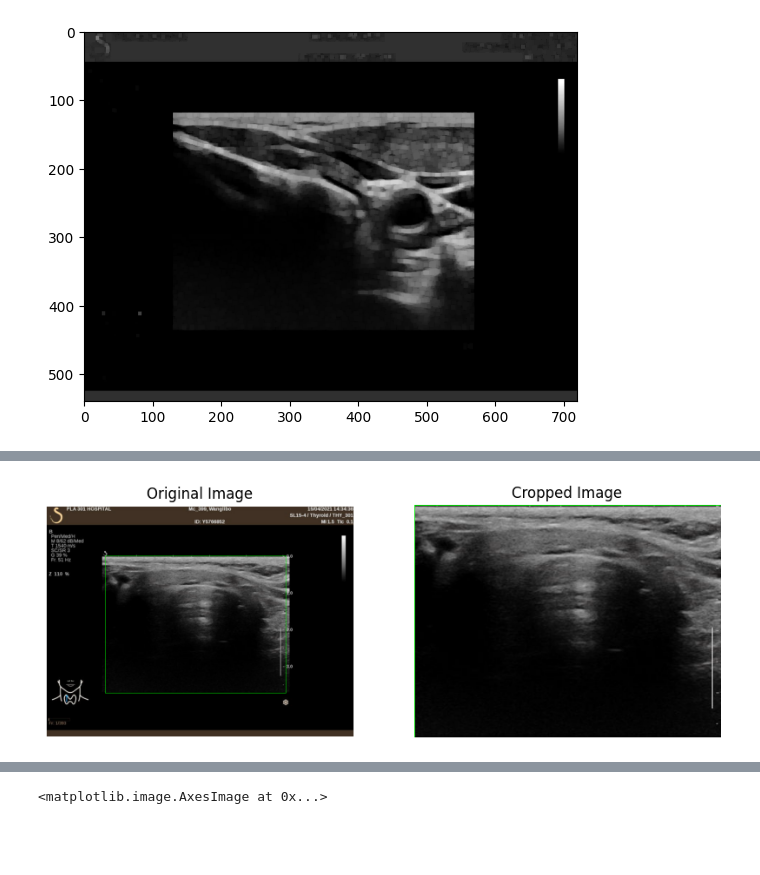
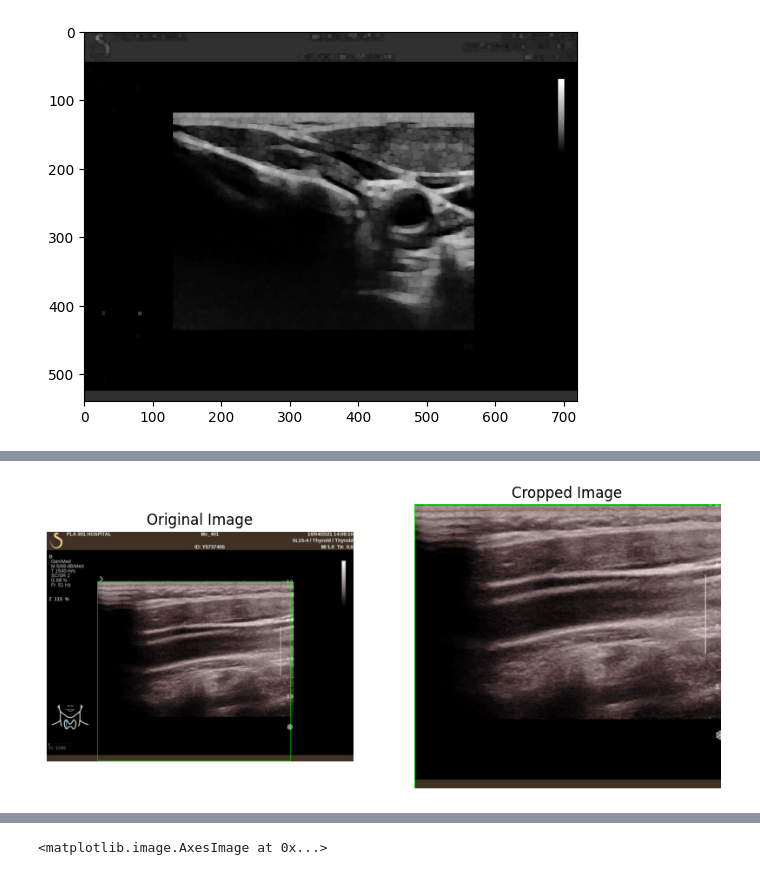
Before and after one commit to bibaodi/thyroid_train01, a Jupyter notebook: processImgs/improveCropUsImageRect241213.ipynb, the cells around one changed output, grey strips where cells are left out. Cells and saved outputs as stored; diff of their text form; code cells hidden in the pictures; blank space fills up the shorter version.

Commit message:
support us-image is non-grayscale

```diff
--- a/processImgs/improveCropUsImageRect241213.ipynb
+++ b/processImgs/improveCropUsImageRect241213.ipynb
@@ -125,21 +125,26 @@ from pathlib import Path
 class CropUsImageClass:
     def __init__(self):
         self.m_imgname = ""
-        self.m_percentage=0.3
+        self.m_percentage=0.5
         self.m_oriImage=None
 
     def getUSimgRectByGradientPhase(self, gray_image):
         # Load the image in grayscale
+        print(f"debug:image shape={gray_image.shape}")
         kernelSize=3
         outputImgDepth=cv2.CV_32F #-1
         # Compute the gradient in the x direction
         ##grad_x = cv2.Sobel(gray_image, outputImgDepth, 1, 0, ksize=kernelSize)
-        grad_x = cv2.Scharr(gray_image, outputImgDepth, 1, 0)
-        np.savetxt('output-gradX.csv', grad_x, delimiter=',' ,fmt='%.1f')
+        #grad_x = cv2.Scharr(gray_image, outputImgDepth, 1, 0)
+        #np.savetxt('output-gradX.csv', grad_x, delimiter=',' ,fmt='%.1f')
         # Compute the gradient in the y direction
         ##grad_y = cv2.Sobel(gray_image, outputImgDepth, 0, 1, ksize=kernelSize)
         grad_y = cv2.Scharr(gray_image, outputImgDepth, 0, 1)
+        #plt.imshow(grad_y)
+        #print(f"debug:image gradient shape={grad_y.shape}")
         np.savetxt('output-gradY.csv', grad_y, delimiter=',', fmt='%.1f')
+
+        #print(f"debug:iRowVals[ 23]={grad_y[24,:]}")
 
         topRow=-1
         bottomRow=-1
@@ -148,27 +153,35 @@ class CropUsImageClass:
 
         rowCnt=grad_y.shape[0]
         colCnt=grad_y.shape[1]
-        left_one_third=0.3*colCnt
+        left_one_third=0.3*rowCnt
         bottom_one_third=0.66*rowCnt
+        rowValThreshold=colCnt*self.m_percentage
 
-        rowValThreshold=colCnt*self.m_percentage
         for irow in range(rowCnt):
-            irowval=grad_y[irow, :]
-            #print(f"debug:irowval={irowval}") if irow ==-1 else None
-            nonZeroCntTop=np.sum(irowval>0)
-            nonZeroCntBottom=np.sum(irowval<0)
+            iRowVals=grad_y[irow, :]
+            #print(f"debug:iRowVals={iRowVals}") if irow ==-1 else None
+            gtZeroCntTop=np.sum(iRowVals>0)
+            nonZeroCntBottom=np.sum(iRowVals<0)
+            #print(f"debug:row[{irow}]: has non zero item is: {gtZeroCntTop}, THRESOLD={rowValThreshold}")
             #01-topline and left, right.
-            if nonZeroCntTop > rowValThreshold:
-                #print(f"debug:row[{irow}]: has non zero item is: {nonZeroCnt}")
+            if gtZeroCntTop > rowValThreshold:
                 if topRow<3:
+                    thisRowPixelsVals=gray_image[irow,:]
+                    if np.mean(thisRowPixelsVals) > 7:
+                        print(f"debug:row[{irow}]: image mean value is: {np.mean(thisRowPixelsVals)}. mostly a wrong line in header of screenshot. ignore this line.")
+                        continue
+                    #print(f"debug:row[{irow}]: has non zero item is: {gtZeroCntTop}, THRESOLD={rowValThreshold}")
+                    print(f"debug:row[{irow}]: image value is: {thisRowPixelsVals}")
                     topRow=irow
-                    thisRowVal=irowval
+                    thisRowVal=iRowVals
+
                     for xinRow, xval in enumerate(thisRowVal):
                         if xval >0 :
                             setThisAsLeft=True
                             for iextend in range(xinRow, xinRow+10, 1):
-                                if thisRowVal[iextend] <=0:
+                                if (iextend >= colCnt) or thisRowVal[iextend] <=0:
                                     setThisAsLeft=False
+                                    topRow=-1
                                     break;
                             if setThisAsLeft:
                                 print(f"debug: found xleft in top line={xinRow}")
@@ -179,7 +192,7 @@ class CropUsImageClass:
                         if xval >0 :
                             setThisAsRight=True
                             for iextend in range(xinRow, xinRow+10, 1):
-                                if thisRowVal[iextend] <=0:
+                                if  (iextend >= colCnt) or thisRowVal[iextend] <=0:
                                     setThisAsRight=False
                                     break;
                             if setThisAsRight:
@@ -193,14 +206,13 @@ class CropUsImageClass:
         while (bottomRow < bottom_one_third):
             rowValThreshold=0.75*rowValThreshold
             for irow in range(rowCnt-1, bottomRow, -1):
-                irowval=grad_y[irow, :]
-                nonZeroCnt=np.sum(np.abs(irowval)>1)
+                iRowVals=grad_y[irow, :]
+                nonZeroCnt=np.sum(np.abs(iRowVals)>1)
                 if nonZeroCnt > rowValThreshold:
                     bottomRow=irow
 
 
         print(f"topRow={topRow}, Bottom={bottomRow}")
-
         print(f"leftCol={leftCol}, rightCol={rightCol}")
 
         return [topRow, bottomRow, leftCol,rightCol]
@@ -252,13 +264,21 @@ class CropUsImageClass:
     def cropImageV3(self, origin_img:np.ndarray):
         self.m_oriImage=origin_img.copy()
         imgBgr=origin_img
-        img_removedColors=removeAllNonGrayscalePixels(imgBgr)
+        img_removedColors=tryRmAllNonGrayscalePixels(imgBgr)
 
         gray_image=cv2.cvtColor(img_removedColors, cv2.COLOR_BGR2GRAY)
         kernel=np.ones((5,5), np.uint8)
         openingImg = cv2.morphologyEx(gray_image, cv2.MORPH_OPEN, kernel)
+        if False:#debug
+            plt.figure(figsize=(10, 5))
+            plt.imshow(openingImg, cmap='grey')
+            #return
 
         roiInfo=self.getUSimgRectByGradientPhase(openingImg)
+        for icoord in roiInfo:
+            if icoord <0:
+                print(f"Error: {self.m_imgname}:ROI Coordinate Invalid:{roiInfo}")
+                return
         #self.saveCropedImg(gray_image, roiInfo)
         drawedInmg=self.drawCropRectOnImage(self.m_oriImage, roiInfo)
         self.showCropedImg(drawedInmg, roiInfo)
@@ -310,10 +330,36 @@ def removeAllNonGrayscalePixels(img:np.ndarray):
     #plt.imshow(img)
     return img
 
+def tryRmAllNonGrayscalePixels(imgBgr:np.ndarray):
+    rowCntC=int(imgBgr.shape[0]/2)
+    colCntC=int(imgBgr.shape[1]/2)
+
+    center9pixels=imgBgr[(rowCntC-1): (rowCntC+2), (colCntC-1):(colCntC+2),:]
+    pixelsNum=(center9pixels.shape[0] * center9pixels.shape[1])
+    #print(f"debug: center9pixels={center9pixels}")
+    center9pixels=center9pixels.reshape(pixelsNum, 3)
+    #print(f"debug: center9pixels={center9pixels}")
+
+    equalItems=0
+    shouldEqualCnt=center9pixels.shape[0]
+    for irgb in range(shouldEqualCnt):
+        if len(np.unique(center9pixels[irgb,:])) == 1:
+            equalItems+=1
+    if (shouldEqualCnt - equalItems) / shouldEqualCnt > 0.2:
+        print(f"WARNING: pixel not grayscale , cannot remove color pixels.!!!")
+        img_removedColors=imgBgr
+    else:
+        img_removedColors=removeAllNonGrayscalePixels(imgBgr)
+    return img_removedColors
+
+
 def getOpeningImg(fp:str):
     gray_image = cv2.imread(imgfile, cv2.IMREAD_GRAYSCALE)
     kernel=np.ones((5,5), np.uint8)
     openingImg = cv2.morphologyEx(gray_image, cv2.MORPH_OPEN, kernel)
+
+
+
     return openingImg
 
 def getOpeningImg(gray_image:np.ndarray):
@@ -329,7 +375,7 @@ def test():
     cropimg.cropImageV1(fp)
 
 def testOnV3Crop():
-    fp = '/mnt/f/241129-zhipu-thyroid-datas/01-mini-batch/83CasesFirstImg/thyroidNodules_axp-077_frm-0001.png'
+    fp = '/mnt/f/241129-zhipu-thyroid-datas/01-mini-batch/83CasesFirstImg/thyroidNodules_axp-084_frm-0001.png'
     imageBgr=cv2.imread(fp)
     oriShape=imageBgr.shape
     nshape=( int(oriShape[1]/1), int(oriShape[0]/1))
@@ -348 +405 @@ debug:cropped_image.shape=(321, 424, 3)
-[figure, old version]
+[figure, new version]
```
Also changed, not shown: parts of 4 cells of this notebook.
